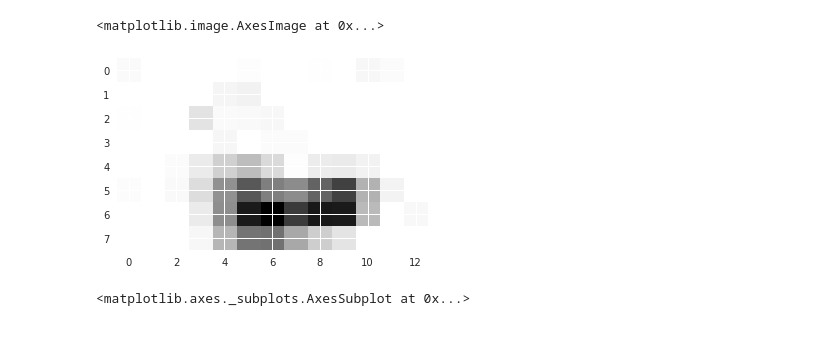
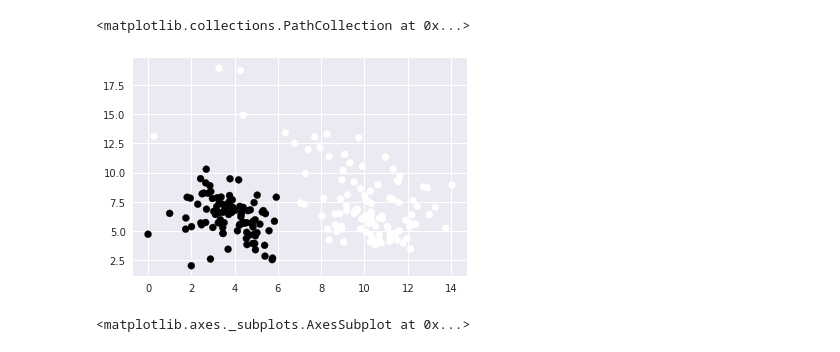
Before and after one commit to AllenInstitute/swdb_2017_tools, a Jupyter notebook: projects/mouseRSA/get_rsa_2Dembeddings_plot.ipynb, the cells around one changed output. Saved outputs shown, nothing was run; the diff lists cells and outputs as text; code cells hidden in the pictures.

```diff
--- a/projects/mouseRSA/get_rsa_2Dembeddings_plot.ipynb
+++ b/projects/mouseRSA/get_rsa_2Dembeddings_plot.ipynb
@@ -108 +120,13 @@ def get_population_rf(boc, experiment_id):
+# %%
+com1 = [1,5]
+com2 = [12.5,7.5]
+d1 = np.linalg.norm(np.array(coms)-com1,axis=1)
+d2 = np.linalg.norm(np.array(coms)-com2,axis=1)
+cluster1 = d1<6
+cluster2 = d2<5
+# %%
+plt.scatter(zip(*coms)[0],zip(*coms)[1],c=cluster1)
+# %% [output]
+<matplotlib.collections.PathCollection at 0x...>
+[figure, added]
 # %%
@@ -196,5 +236,0 @@ rf = get_population_rf(boc, exp_id)
-# %%
-plt.imshow(rf)
-# %% [output]
-<matplotlib.image.AxesImage at 0x...>
-[figure, removed]
```
Also changed, not shown: parts of 8 cells of this notebook.
